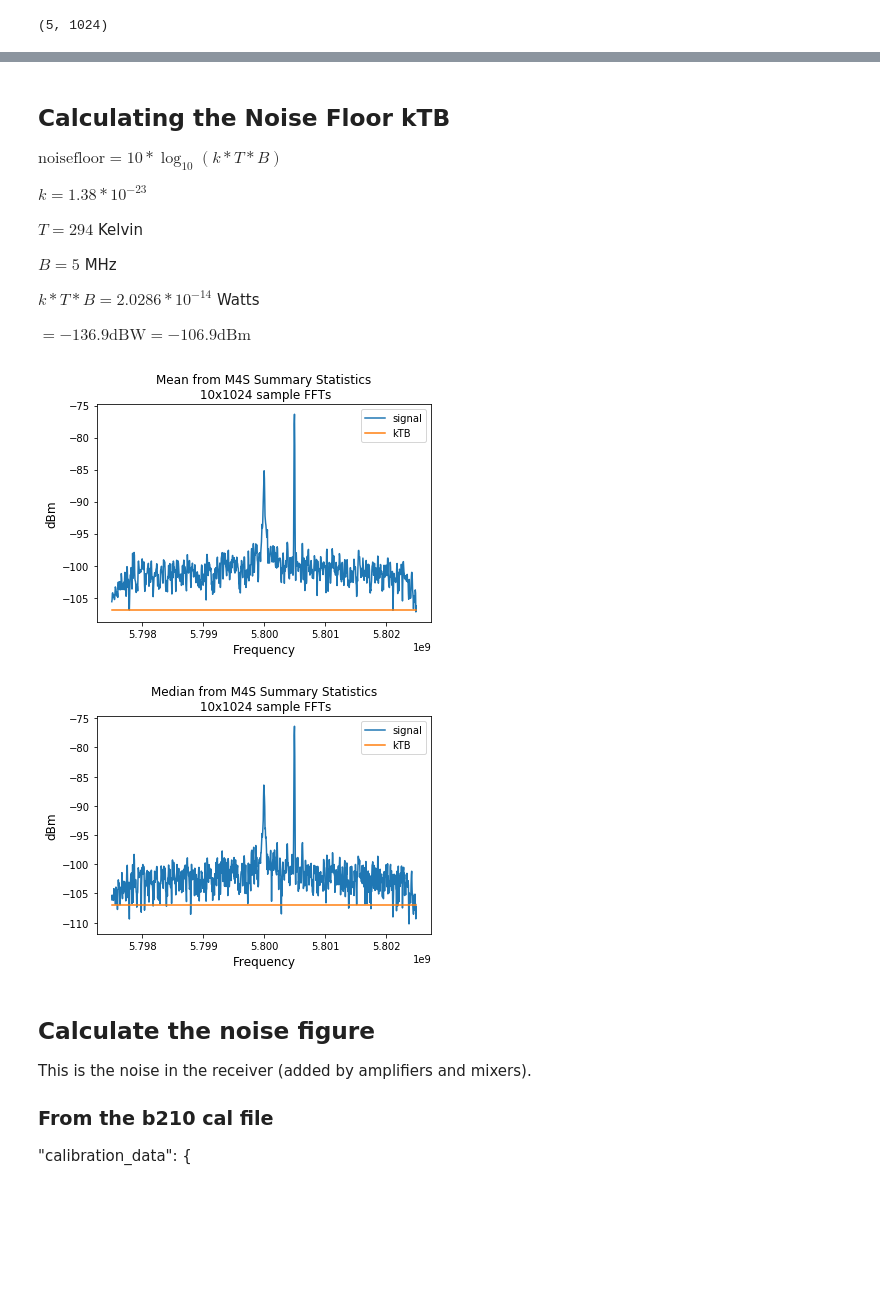
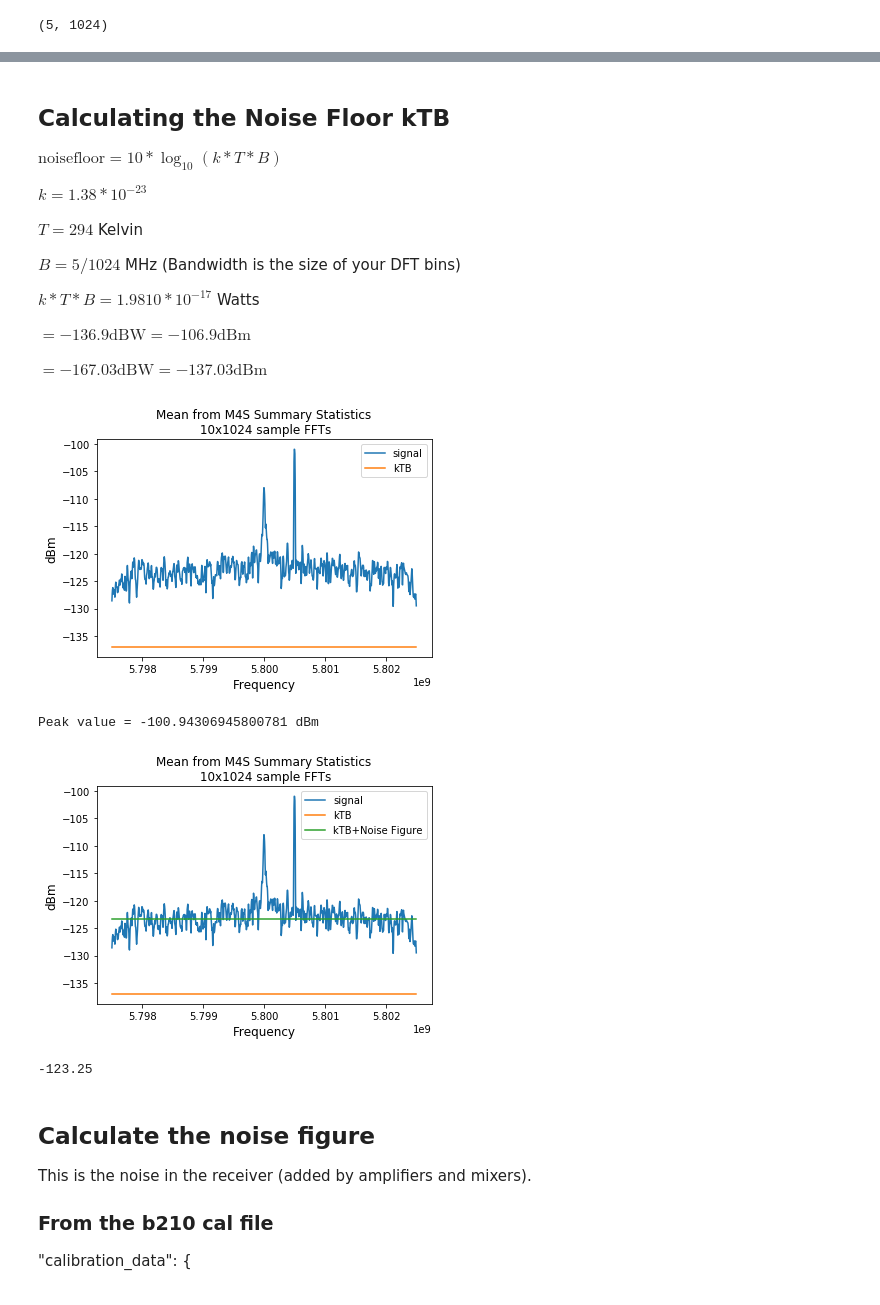
Before and after one commit to mhollingsworth-ntia/share, a Jupyter notebook: Calibrate_rx_to_dBm.ipynb, the cells around one changed output, grey strips where cells are left out. Drawn from its saved outputs; the diff is of its cells as text; code cells hidden in the pictures; blank space fills up the shorter version.

Commit message:
correct rx gain and BW

```diff
--- a/Calibrate_rx_to_dBm.ipynb
+++ b/Calibrate_rx_to_dBm.ipynb
@@ -74,7 +75,8 @@ plt.show()
 gain_sigan_60 = 49.82919278878725
 
 ## IQ_front = IQ_adc / 20log(gain_sigan)
-rx_03_dBV = rx_03_full / (20 * np.log10(gain_sigan_60))
+#rx_03_dBV = rx_03_full / (20 * np.log10(gain_sigan_60))
+rx_03_dBV = rx_03_full / (10 ** (gain_sigan_60/20))
 # %%
 ## Shorten
 start = 10000000
@@ -85,13 +87,14 @@ complex_iq = rx_03_dBV[start: start+length]
 complex_iq = np.reshape(complex_iq, (10, 1024))
 
 ## Construct FFT window and apply it
-window = signal.windows.blackmanharris(1024)
-    ## calculate the requested correction factor
+#window = signal.windows.blackmanharris(1024)
+window = signal.windows.flattop(1024)
+## calculate the requested correction factor
 window_correction = 1 # Assume no correction
-correction_type = 'amplitude'
+correction_type = 'energy'
 if correction_type == 'amplitude':
     window_correction = 1 / np.mean(window)
-if correction_type == 'energy':
+elif correction_type == 'energy':
     window_correction = np.sqrt( 1 / np.mean(window**2) )
 complex_iq *= window
 
@@ -178,15 +181,17 @@ $k = 1.38 * 10^{-23}$
 
 $T = 294$  Kelvin
 
-$B = 5$  MHz
+$B = 5/1024$  MHz (Bandwidth is the size of your DFT bins)
 
 
 
-$k*T*B = 2.0286*10^{-14}$  Watts
+$k*T*B = 1.9810*10^{-17}$  Watts
 
 $= -136.9 \text{dBW} = -106.9 \text{dBm} $
+
+$= -167.03 \text{dBW} = -137.03 \text{dBm} $
 # %%
-kTB = -106.9
+kTB = -137.0
 kTB_a = np.zeros(1024) + kTB
 
 plt.plot(tt, m4s_detected[2], tt, kTB_a)
@@ -196,19 +201,29 @@ plt.xlabel('Frequency', fontsize=12)
 plt.legend(('signal','kTB'))
 plt.show()
 # %% [output]
-[figure, old version]
+[figure, new version]
 # %%
-kTB = -106.9
+kTB = -137.0
 kTB_a = np.zeros(1024) + kTB
 
-plt.plot(tt, m4s_detected[3], tt, kTB_a)
-plt.title('Median from M4S Summary Statistics\n 10x1024 sample FFTs')
+noise_figure_sigan_60 = 13.75
+kTB_and_noisefigure = kTB_a + noise_figure_sigan_60
+
+print("Peak value = {} dBm".format(max(m4s_detected[2])))
+
+plt.plot(tt, m4s_detected[2], tt, kTB_a, tt, kTB_and_noisefigure)
+plt.title('Mean from M4S Summary Statistics\n 10x1024 sample FFTs')
 plt.ylabel('dBm', fontsize=12)
 plt.xlabel('Frequency', fontsize=12)
-plt.legend(('signal','kTB'))
+plt.legend(('signal','kTB','kTB+Noise Figure'))
 plt.show()
 # %% [output]
+Peak value = -100.94306945800781 dBm
-[figure, old version]
+[figure, new version]
+# %%
+print(kTB_and_noisefigure[0])
+# %% [output]
+-123.25
 # %% [markdown]
 ## Calculate the noise figure
 This is the noise in the receiver (added by amplifiers and mixers).
```
Also changed, not shown: parts of 7 cells of this notebook.
